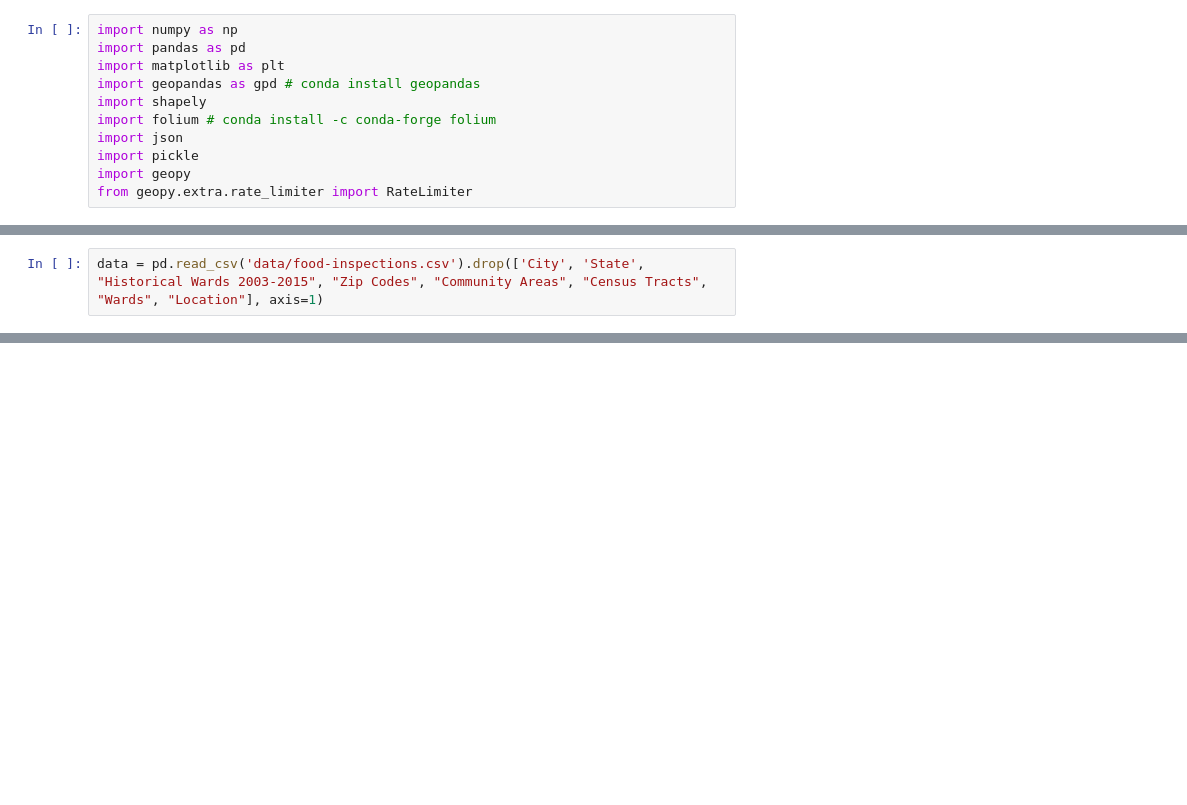
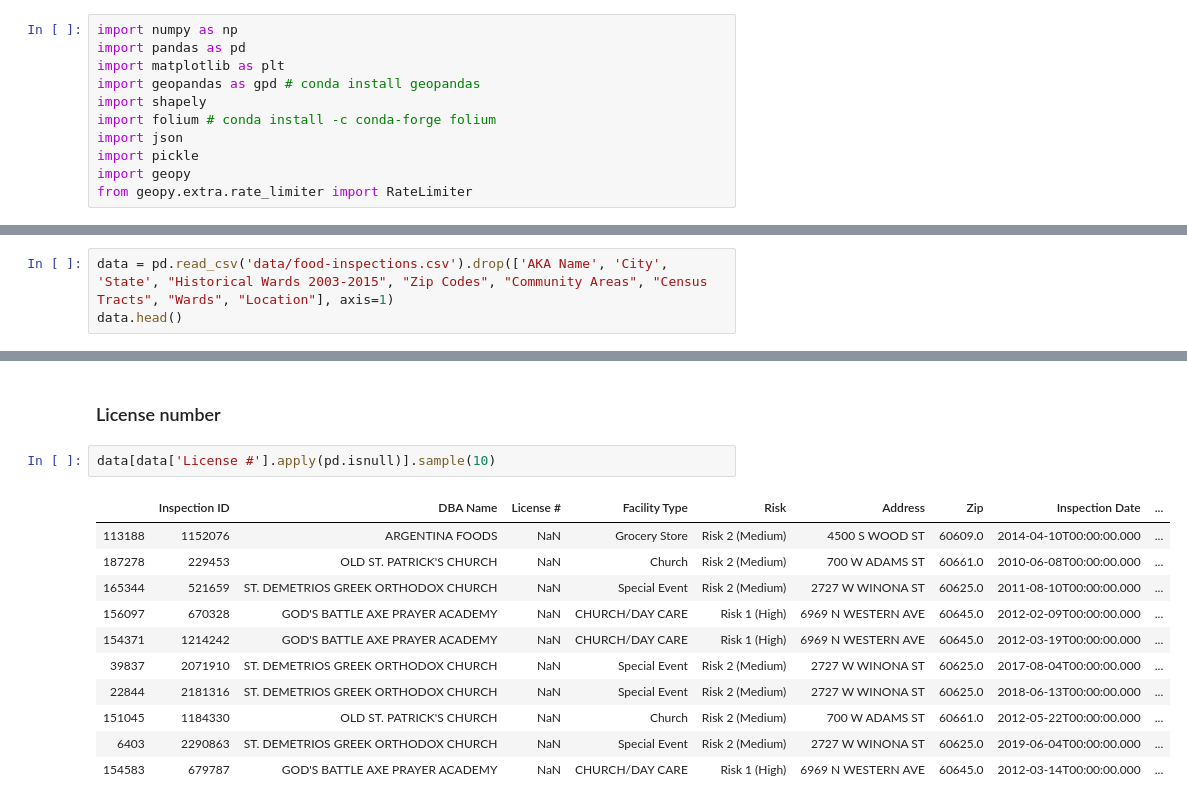
Before and after one commit to pcanas/ada-project-oejp, a Jupyter notebook: proj-notebook.ipynb, the cells around one changed output, grey strips where cells are left out. Drawn from its saved outputs; the diff is of its cells as text; blank space fills up the shorter version.

```diff
--- a/proj-notebook.ipynb
+++ b/proj-notebook.ipynb
@@ -12,2 +15,3 @@ from geopy.extra.rate_limiter import RateLimiter
 # %%
-data = pd.read_csv('data/food-inspections.csv').drop(['City', 'State', "Historical Wards 2003-2015", "Zip Codes", "Community Areas", "Census Tracts", "Wards", "Location"], axis=1)
+data = pd.read_csv('data/food-inspections.csv').drop(['AKA Name', 'City', 'State', "Historical Wards 2003-2015", "Zip Codes", "Community Areas", "Census Tracts", "Wards", "Location"], axis=1)
+data.head()
@@ -13,0 +44,16 @@ data = pd.read_csv('data/food-inspections.csv').drop(['City', 'State', "Historic
+# %% [markdown]
+### License number
+# %%
+data[data['License #'].apply(pd.isnull)].sample(10)
+# %% [output]
+|  | Inspection ID | DBA Name | License # | Facility Type | Risk | Address | Zip | Inspection Date | ... |
+| 113188 | 1152076 | ARGENTINA FOODS | NaN | Grocery Store | Risk 2 (Medium) | 4500 S WOOD ST | 60609.0 | 2014-04-10T00:00:00.000 | ... |
+| 187278 | 229453 | OLD ST. PATRICK'S CHURCH | NaN | Church | Risk 2 (Medium) | 700 W ADAMS ST | 60661.0 | 2010-06-08T00:00:00.000 | ... |
+| 165344 | 521659 | ST. DEMETRIOS GREEK ORTHODOX CHURCH | NaN | Special Event | Risk 2 (Medium) | 2727 W WINONA ST | 60625.0 | 2011-08-10T00:00:00.000 | ... |
+| 156097 | 670328 | GOD'S BATTLE AXE PRAYER ACADEMY | NaN | CHURCH/DAY CARE | Risk 1 (High) | 6969 N WESTERN AVE | 60645.0 | 2012-02-09T00:00:00.000 | ... |
+| 154371 | 1214242 | GOD'S BATTLE AXE PRAYER ACADEMY | NaN | CHURCH/DAY CARE | Risk 1 (High) | 6969 N WESTERN AVE | 60645.0 | 2012-03-19T00:00:00.000 | ... |
+| 39837 | 2071910 | ST. DEMETRIOS GREEK ORTHODOX CHURCH | NaN | Special Event | Risk 2 (Medium) | 2727 W WINONA ST | 60625.0 | 2017-08-04T00:00:00.000 | ... |
+| 22844 | 2181316 | ST. DEMETRIOS GREEK ORTHODOX CHURCH | NaN | Special Event | Risk 2 (Medium) | 2727 W WINONA ST | 60625.0 | 2018-06-13T00:00:00.000 | ... |
+| 151045 | 1184330 | OLD ST. PATRICK'S CHURCH | NaN | Church | Risk 2 (Medium) | 700 W ADAMS ST | 60661.0 | 2012-05-22T00:00:00.000 | ... |
+| 6403 | 2290863 | ST. DEMETRIOS GREEK ORTHODOX CHURCH | NaN | Special Event | Risk 2 (Medium) | 2727 W WINONA ST | 60625.0 | 2019-06-04T00:00:00.000 | ... |
+| 154583 | 679787 | GOD'S BATTLE AXE PRAYER ACADEMY | NaN | CHURCH/DAY CARE | Risk 1 (High) | 6969 N WESTERN AVE | 60645.0 | 2012-03-14T00:00:00.000 | ... |
```
Also changed, not shown: parts of 27 cells of this notebook.
